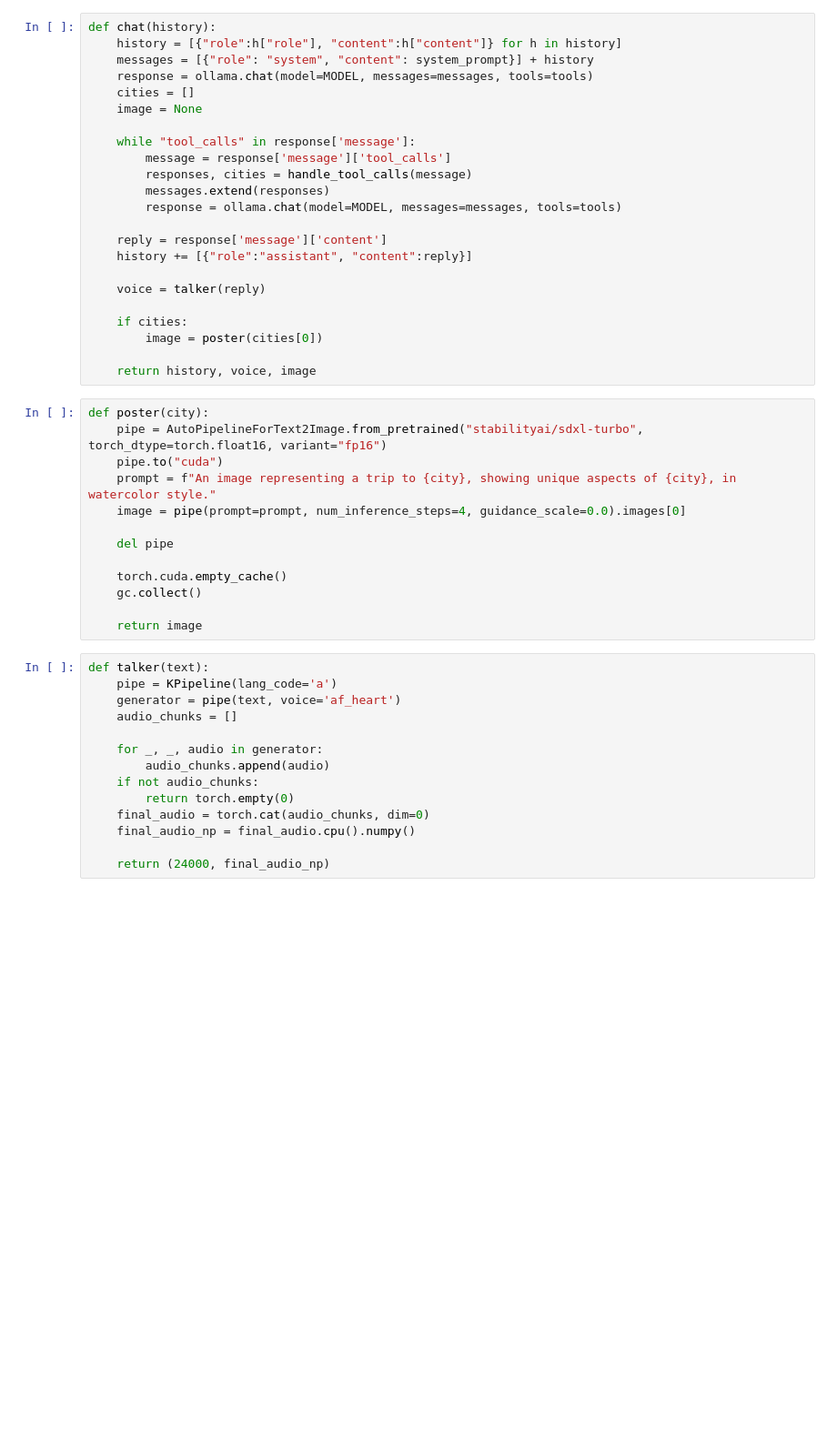
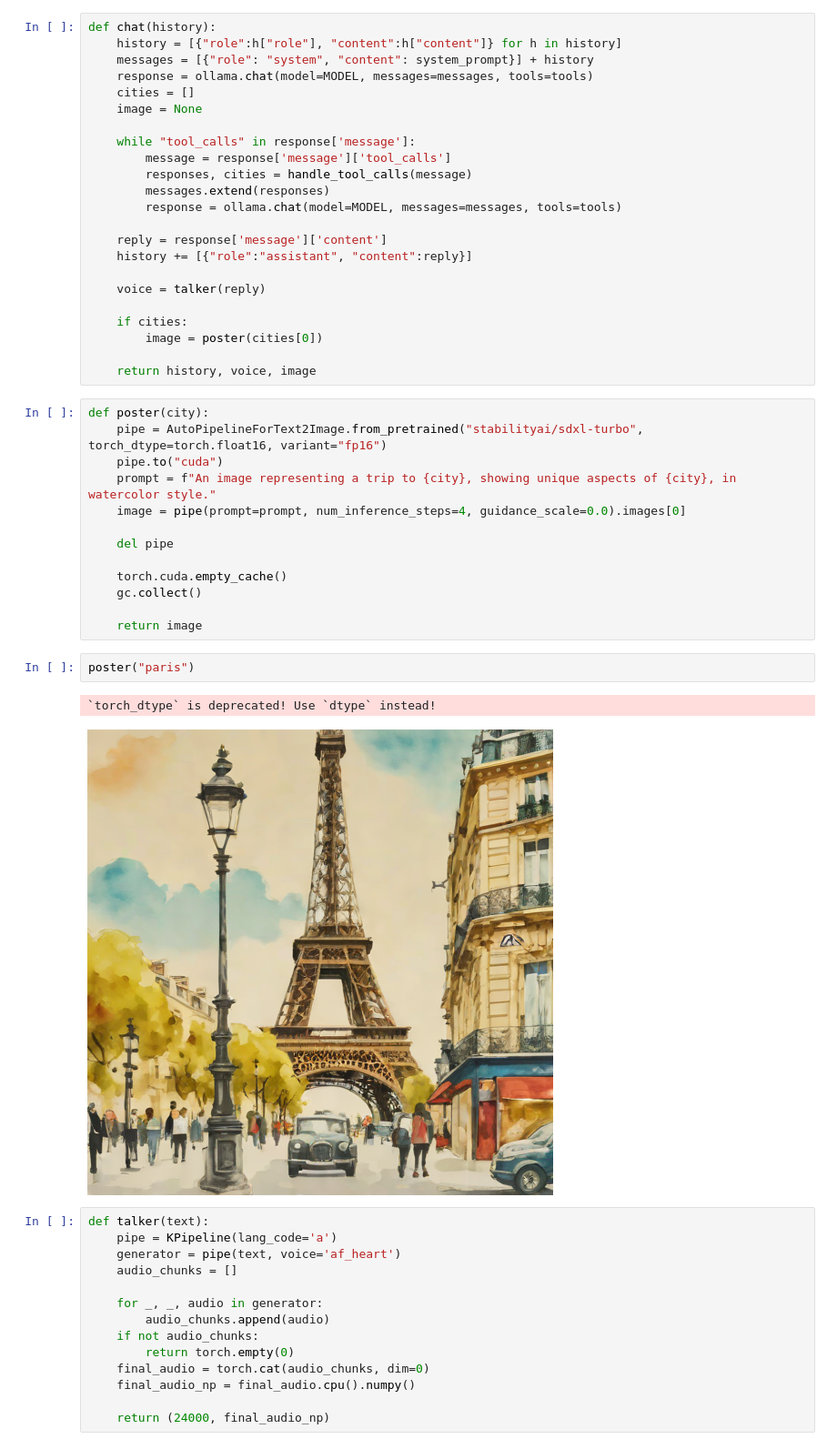
Before and after one commit to SadeghMahmoudAbadi/Open-Source-LLM-on-Colab, a Jupyter notebook: 4-Airline-Assistant/Airline-Assistant.ipynb, the cells around one changed output. Shown at 91% size. Saved outputs shown, nothing was run; the diff lists cells and outputs as text; blank space fills up the shorter version.

```diff
--- a/4-Airline-Assistant/Airline-Assistant.ipynb
+++ b/4-Airline-Assistant/Airline-Assistant.ipynb
@@ -160,6 +151,11 @@ def poster(city):
     gc.collect()
 
     return image
+# %%
+poster("paris")
+# %% [output]
+`torch_dtype` is deprecated! Use `dtype` instead!
+[figure, added]
 # %%
 def talker(text):
     pipe = KPipeline(lang_code='a')
```
Also changed, not shown: parts of 6 cells of this notebook.
